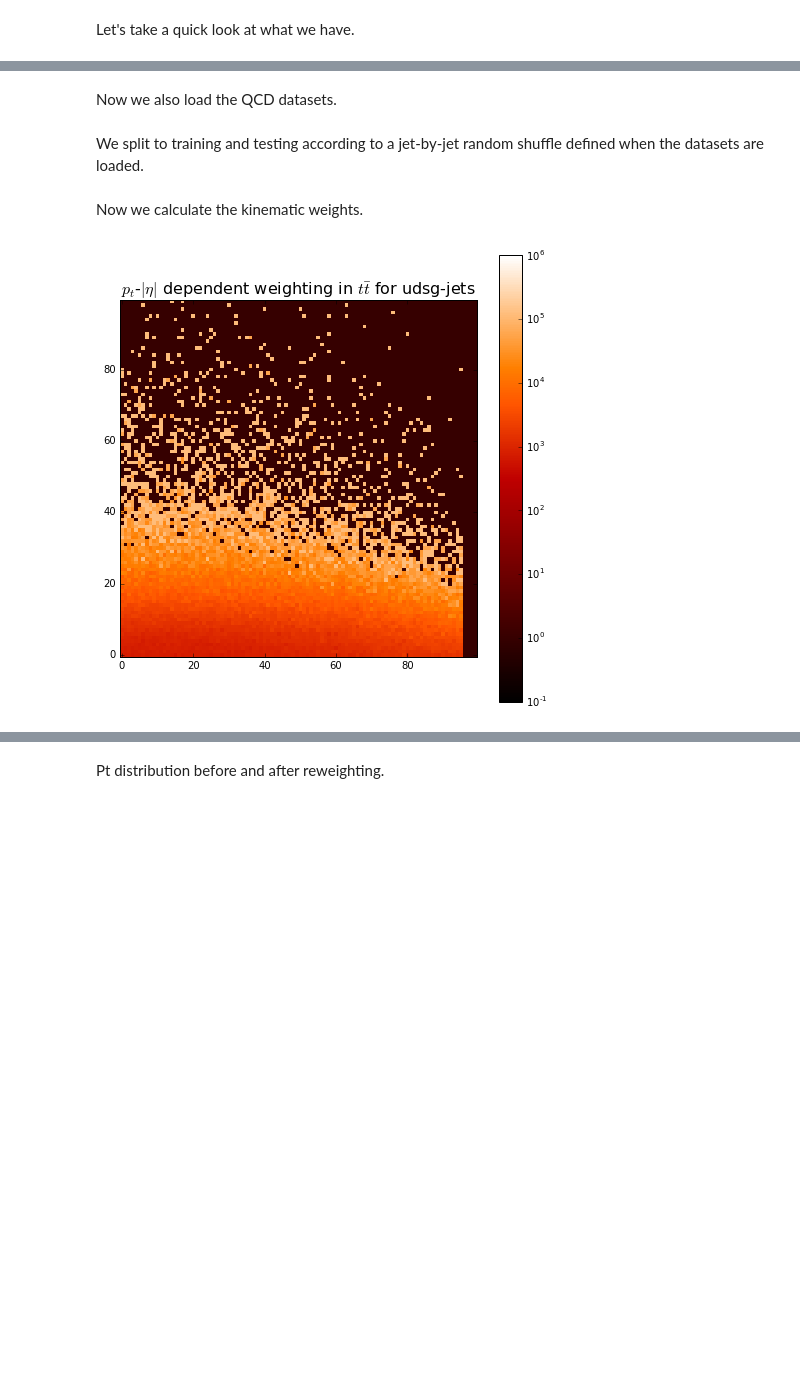
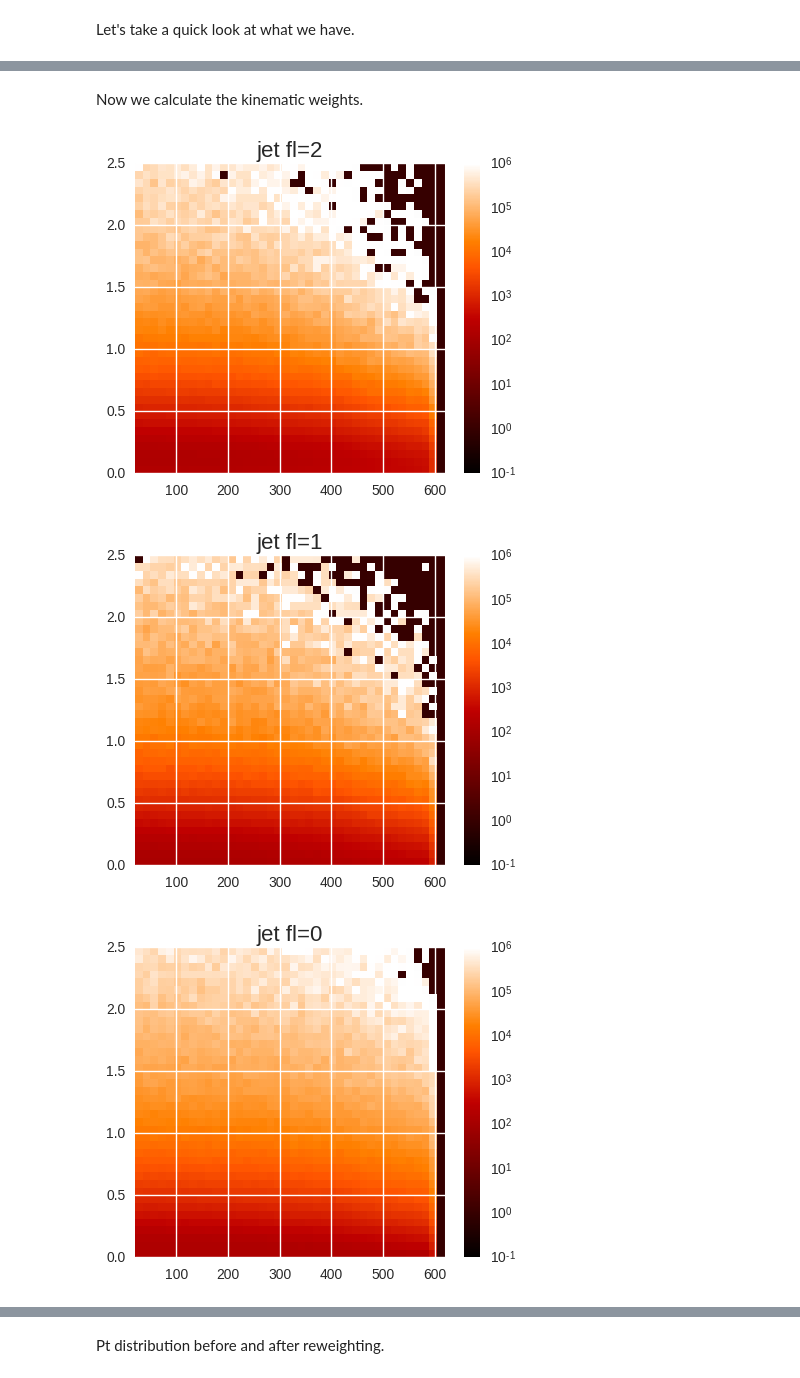
Before and after one commit to jpata/CMSCSTagger, a Jupyter notebook: python/notebooks/learning.ipynb, the cells around one changed output, grey strips where cells are left out. Saved outputs shown, nothing was run; the diff lists cells and outputs as text; code cells hidden in the pictures; blank space fills up the shorter version.

```diff
--- a/python/notebooks/learning.ipynb
+++ b/python/notebooks/learning.ipynb
@@ -134 +47,13 @@ dd = pandas.concat([
+# %%
+fn = "/mnt/t3nfs01/data01/shome/jpata/btv/CMSSW_8_1_0_pre8/src/RecoBTag/CMSCSTagger/root_data/project/ttjets.root"
+dd = pandas.concat([sklearn_cls.preprocess(sklearn_cls.load_data(
+    "/mnt/t3nfs01/data01/shome/jpata/btv/CMSSW_8_1_0_pre8/src/RecoBTag/CMSCSTagger/root_data/project/ttjets.root",
+    "tree_{0}".format(fl),
+    selection="index>=8"
+    #start=0,
+    #stop=500000
+    )) for fl in ["b", "c", "l"]])
+unique_classes = dd["flavour_category"].unique()
+#reshuffle
+#dd.reindex(np.random.permutation(dd.index))
 # %%
@@ -160,2 +74,0 @@ dd.head()
-# %% [markdown]
-Now we also load the QCD datasets.
@@ -171,2 +74,0 @@ Now we also load the QCD datasets.
-# %% [markdown]
-We split to training and testing according to a jet-by-jet random shuffle defined when the datasets are loaded.
@@ -198,8 +77,25 @@ weight_l = get_weights(dd[dd["is_c"]==1])
+# %%
+weights_class = {
+    fl: sklearn_cls.get_weights(dd.ix[dd["flavour_category"] == fl], sklearn_cls.ptbins, sklearn_cls.etabins)
+    for fl in unique_classes
+}
 # %%
-plt.figure(figsize=(8,8))
-plt.title("$p_t$-$|\eta|$ dependent weighting in $t\\bar{t}$ for udsg-jets", fontsize=16)
-z = plt.imshow(weight_l, interpolation="none",origin="lower",norm=LogNorm(vmin=0.1,vmax=1000000.0), cmap="gist_heat")
-plt.colorbar(z)
-plt.savefig("weights_light.pdf")
+for fl in unique_classes:
+    plt.figure(figsize=(5, 4))
+    plt.title("jet fl={0}".format(fl), fontsize=16)
+    z = plt.imshow(
+        weights_class[fl],
+        interpolation="none",
+        origin="lower",
+        norm=LogNorm(vmin=0.1,vmax=1000000.0),
+        cmap="gist_heat",
+        extent=(sklearn_cls.ptbins[0], sklearn_cls.ptbins[-1], sklearn_cls.etabins[0], sklearn_cls.etabins[-1]),
+        aspect="auto"
+    )
+    plt.colorbar(z)
+    #plt.xticks(ptbins)
+    #plt.yticks(etabins)
 # %% [output]
-[figure, old version]
+[figure, new version]
+[figure, added]
+[figure, added]
```
Also changed, not shown: parts of 123 cells of this notebook, 9 other files.
